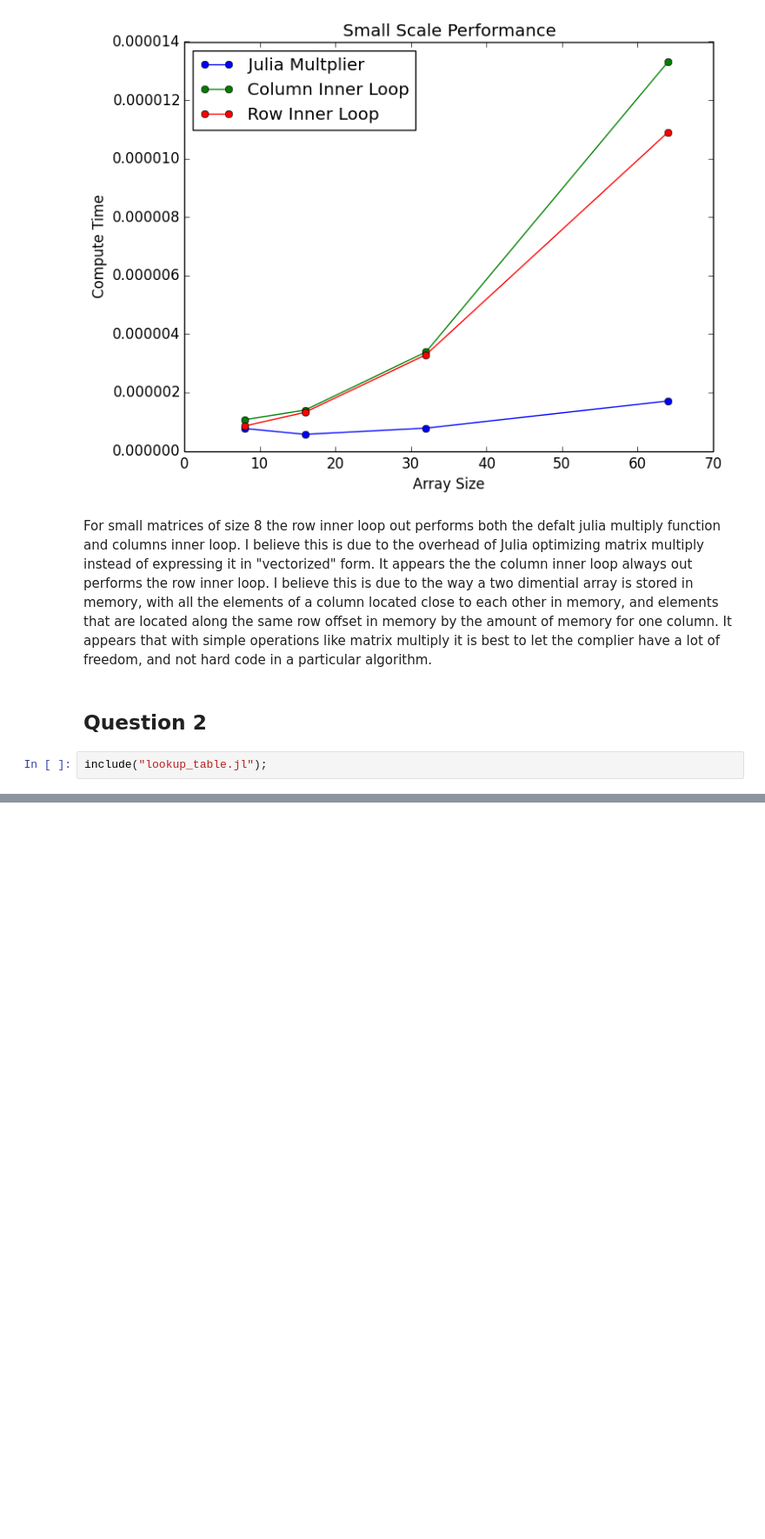
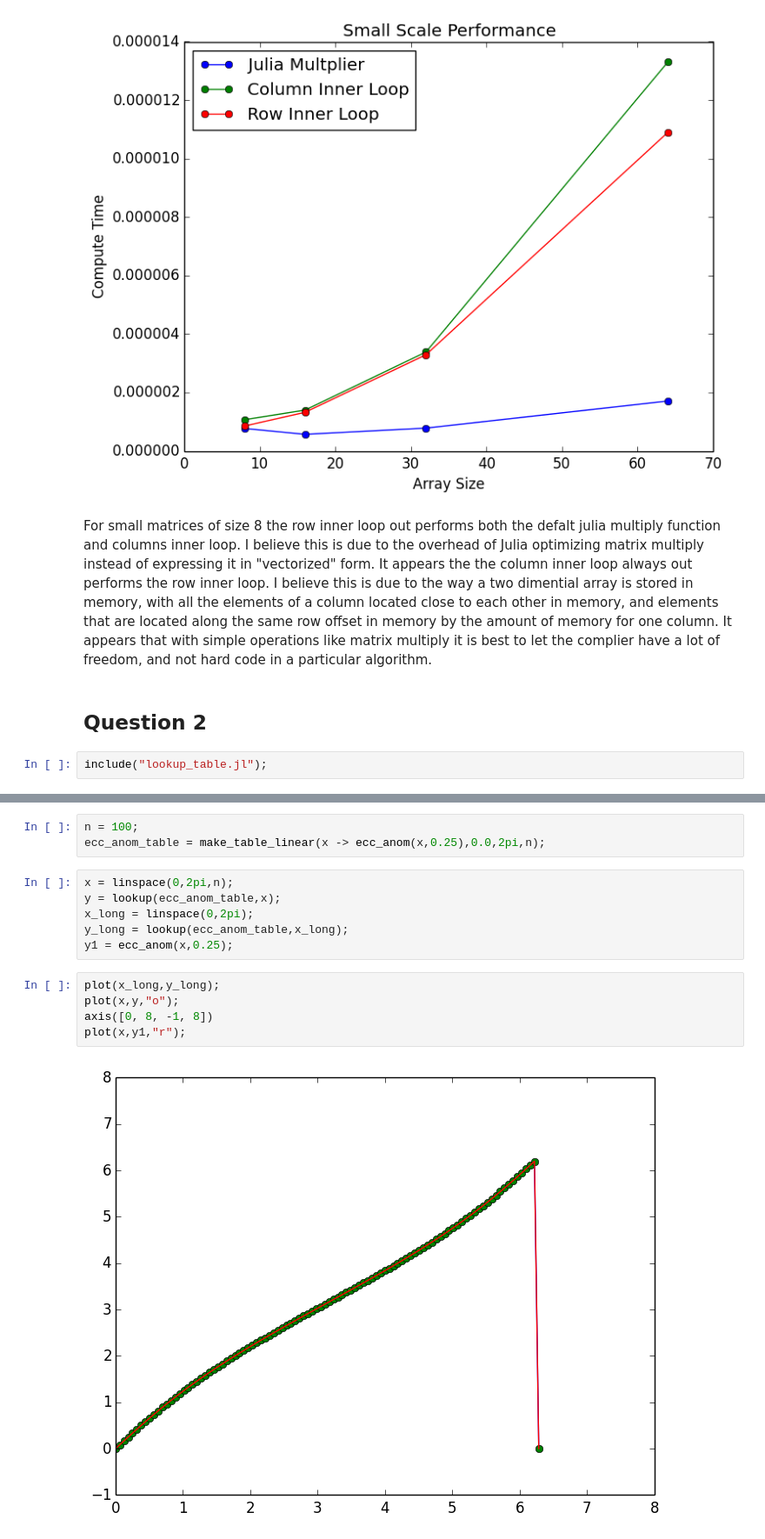
Before and after one commit to sennosays/HW5, a Jupyter notebook: HW5.ipynb, the cells around one changed output, grey strips where cells are left out. Shown at 87% size. Drawn from its saved outputs; the diff is of its cells as text; blank space fills up the shorter version.

```diff
--- a/HW5.ipynb
+++ b/HW5.ipynb
@@ -67,0 +124,16 @@ y
+# %%
+n = 100;
+ecc_anom_table = make_table_linear(x -> ecc_anom(x,0.25),0.0,2pi,n);
+# %%
+x = linspace(0,2pi,n);
+y = lookup(ecc_anom_table,x);
+x_long = linspace(0,2pi);
+y_long = lookup(ecc_anom_table,x_long);
+y1 = ecc_anom(x,0.25);
+# %%
+plot(x_long,y_long);
+plot(x,y,"o");
+axis([0, 8, -1, 8])
+plot(x,y1,"r");
+# %% [output]
+[figure, added]
```
Also changed, not shown: parts of 17 cells of this notebook, 2 other files.
